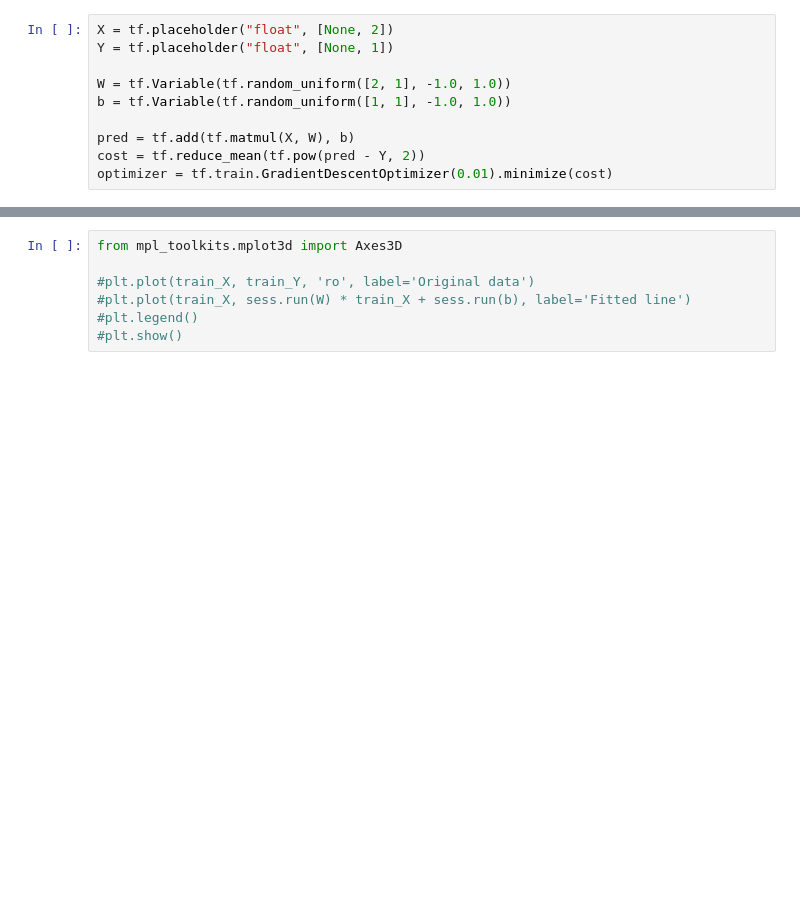
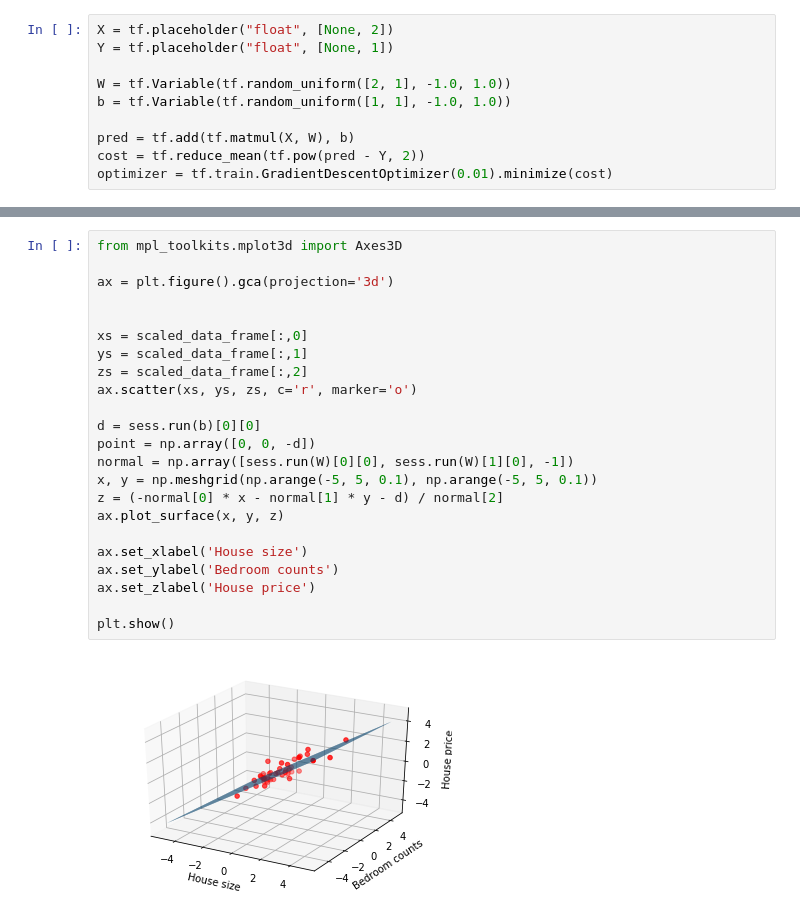
Before and after one commit to Meng-Gen/docs, a Jupyter notebook: coursera/ex1/ex1.ipynb, the cells around one changed output, grey strips where cells are left out. Cells and saved outputs as stored; diff of their text form; blank space fills up the shorter version.

```diff
--- a/coursera/ex1/ex1.ipynb
+++ b/coursera/ex1/ex1.ipynb
@@ -101,7 +101,25 @@ training cost: 0.267055 , W: [[0.884763777256012], [-0.053177475929260254]] , b:
-# %%
-from mpl_toolkits.mplot3d import Axes3D
-
-#plt.plot(train_X, train_Y, 'ro', label='Original data')
-#plt.plot(train_X, sess.run(W) * train_X + sess.run(b), label='Fitted line')
-#plt.legend()
-#plt.show()
+# %%
+from mpl_toolkits.mplot3d import Axes3D
+
+ax = plt.figure().gca(projection='3d')
+
+
+xs = scaled_data_frame[:,0]
+ys = scaled_data_frame[:,1]
+zs = scaled_data_frame[:,2]
+ax.scatter(xs, ys, zs, c='r', marker='o')
+
+d = sess.run(b)[0][0]
+point = np.array([0, 0, -d])
+normal = np.array([sess.run(W)[0][0], sess.run(W)[1][0], -1])
+x, y = np.meshgrid(np.arange(-5, 5, 0.1), np.arange(-5, 5, 0.1))
+z = (-normal[0] * x - normal[1] * y - d) / normal[2]
+ax.plot_surface(x, y, z)
+
+ax.set_xlabel('House size')
+ax.set_ylabel('Bedroom counts')
+ax.set_zlabel('House price')
+
+plt.show()
+# %% [output]
+[figure, added]
```
Also changed, not shown: parts of 4 cells of this notebook.
